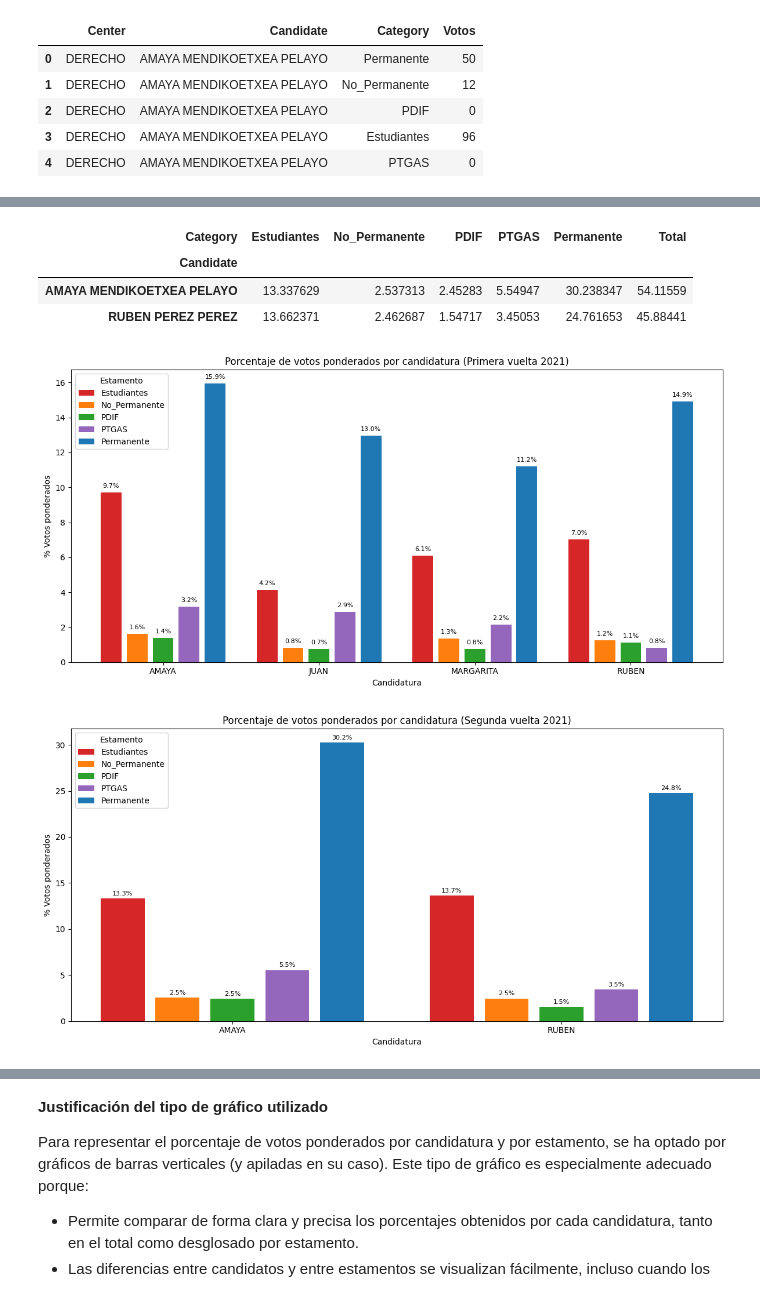
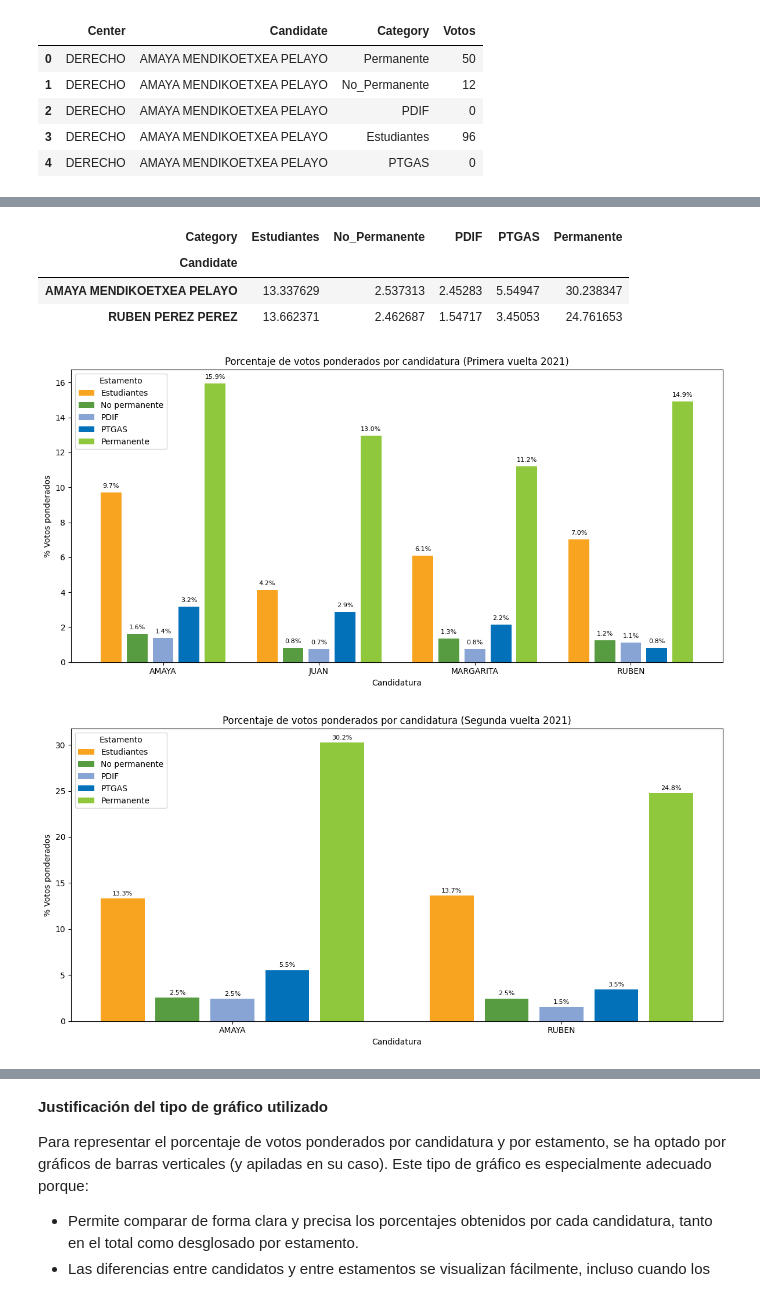
Before and after one commit to gabrieladamasuam/VD_G7312_P04, a Jupyter notebook: Parte1_Elecciones_UAM.ipynb, the cells around one changed output, grey strips where cells are left out. Cells and saved outputs as stored; diff of their text form; code cells hidden in the pictures.

```diff
--- a/Parte1_Elecciones_UAM.ipynb
+++ b/Parte1_Elecciones_UAM.ipynb
@@ -184,22 +179,20 @@ pesos = {
 }
 
 # Función para calcular los porcentajes de votos ponderados
-def calcular_votos_ponderados(df):
+def calcular_votos_ponderados(df: pd.DataFrame) -> pd.DataFrame:
     # Agrupar por candidato y estamento, sumando los votos
-    grouped = df.groupby(['Candidate', 'Category'])['Votos'].sum().unstack(fill_value=0)
+    grupo = df.groupby(['Candidate', 'Category'])['Votos'].sum().unstack(fill_value=0)
     # Calcular el total de votos por estamento
-    total_by_category = grouped.sum(axis=0)
+    total = grupo.sum(axis=0)
     # Calcular el porcentaje por estamento
-    percentage_by_category = grouped.divide(total_by_category, axis=1) * 100
+    porcentaje = grupo.divide(total, axis=1) * 100
     # Multiplicar por los pesos
-    weighted = percentage_by_category.multiply([pesos[col] for col in percentage_by_category.columns], axis=1)
-    # Sumar entre estamentos para obtener el porcentaje total ponderado
-    weighted['Total'] = weighted.sum(axis=1)
-    return weighted
+    ponderados = porcentaje.multiply([pesos[col] for col in porcentaje.columns], axis=1)
+    return ponderados
 
 # Calcular los votos ponderados para ambas vueltas
-weighted_v1 = calcular_votos_ponderados(votos_v1)
-weighted_v2 = calcular_votos_ponderados(votos_v2)
+ponderados_v1 = calcular_votos_ponderados(votos_v1)
+ponderados_v2 = calcular_votos_ponderados(votos_v2)
 
-weighted_v1
+ponderados_v1
 # %% [output]
@@ -212,57 +205,53 @@ weighted_v1
 # %%
-weighted_v2
+ponderados_v2
 # %% [output]
-| Category | Estudiantes | No_Permanente | PDIF | PTGAS | Permanente | Total |
-| Candidate |  |  |  |  |  |  |
-| AMAYA MENDIKOETXEA PELAYO | 13.337629 | 2.537313 | 2.45283 | 5.54947 | 30.238347 | 54.11559 |
-| RUBEN PEREZ PEREZ | 13.662371 | 2.462687 | 1.54717 | 3.45053 | 24.761653 | 45.88441 |
+| Category | Estudiantes | No_Permanente | PDIF | PTGAS | Permanente |
+| Candidate |  |  |  |  |  |
+| AMAYA MENDIKOETXEA PELAYO | 13.337629 | 2.537313 | 2.45283 | 5.54947 | 30.238347 |
+| RUBEN PEREZ PEREZ | 13.662371 | 2.462687 | 1.54717 | 3.45053 | 24.761653 |
 # %%
-def graficar_barras_separadas(df, titulo, colores_estamentos, nombres=None):
-    if 'Total' in df.columns:
-        df = df.drop(columns=['Total'])
-
-    df_plot = df.copy()
-    df_plot.index = [nombre.split()[0] for nombre in df_plot.index]  # Abreviar nombres
-    categorias = df_plot.columns
-    candidatos = df_plot.index
+def graficar_barras_separadas(df: pd.DataFrame, titulo: str):
+    df_graf = df.copy()
+    df_graf.index = [nombre.split()[0] for nombre in df_graf.index]
+    categorias = df_graf.columns
+    candidatos = df_graf.index
     n_categorias = len(categorias)
     n_candidatos = len(candidatos)
 
-    # Si se pasan nombres, usarlos para el eje X
-    if nombres is not None and len(nombres) == n_candidatos:
-        xtick_nombres = nombres
-    else:
-        xtick_nombres = candidatos
-
-    group_width = n_categorias + 1
-    x = np.arange(n_candidatos * group_width)
+    nombres_xtick = candidatos
+    ancho_grupo = n_categorias + 1
+    x = np.arange(n_candidatos * ancho_grupo)
     fig, ax = plt.subplots(figsize=(12, 6))
 
     for i, categoria in enumerate(categorias):
-        posiciones = x[i::group_width]
-        ax.bar(posiciones, df_plot[categoria], width=0.8,
-               label=categoria, color=colores_estamentos.get(categoria, '#333333'))
+        posiciones = x[i::ancho_grupo]
+        ax.bar(
+            posiciones,
+            df_graf[categoria],
+            width=0.8,
+            label=get_nombre(categoria),
+            color=get_color(categoria)
+        )
 
-        for pos, valor in zip(posiciones, df_plot[categoria]):
+        for pos, valor in zip(posiciones, df_graf[categoria]):
             if not np.isnan(valor) and valor > 0:
                 ax.text(pos, valor + 0.2, f'{valor:.1f}%', ha='center', va='bottom', fontsize=8)
 
-    posiciones_candidatos = x[::group_width] + (n_categorias - 1) / 2
+    posiciones_candidatos = x[::ancho_grupo] + (n_categorias - 1) / 2
     ax.set_xticks(posiciones_candidatos)
-    ax.set_xticklabels(xtick_nombres)
+    ax.set_xticklabels(nombres_xtick)
     ax.set_xlabel('Candidatura')
     ax.set_ylabel('% Votos ponderados')
     ax.set_title(titulo)
     ax.legend(title='Estamento')
     plt.tight_layout()
     plt.show()
 
-# Aplicar la función a los datos ya procesados
-graficar_barras_separadas(weighted_v1, 'Porcentaje de votos ponderados por candidatura (Primera vuelta 2021)', colores_estamentos, nombres)
+graficar_barras_separadas(ponderados_v1, 'Porcentaje de votos ponderados por candidatura (Primera vuelta 2021)')
 # %% [output]
-[figure, old version]
+[figure, new version]
 # %%
-graficar_barras_separadas(weighted_v2, 'Porcentaje de votos ponderados por candidatura (Segunda vuelta 2021)', colores_estamentos, nombres)
+graficar_barras_separadas(ponderados_v2, 'Porcentaje de votos ponderados por candidatura (Segunda vuelta 2021)')
 # %% [output]
-[figure, old version]
+[figure, new version]
 # %%
```
Also changed, not shown: parts of 12 cells of this notebook, 1 other file.
